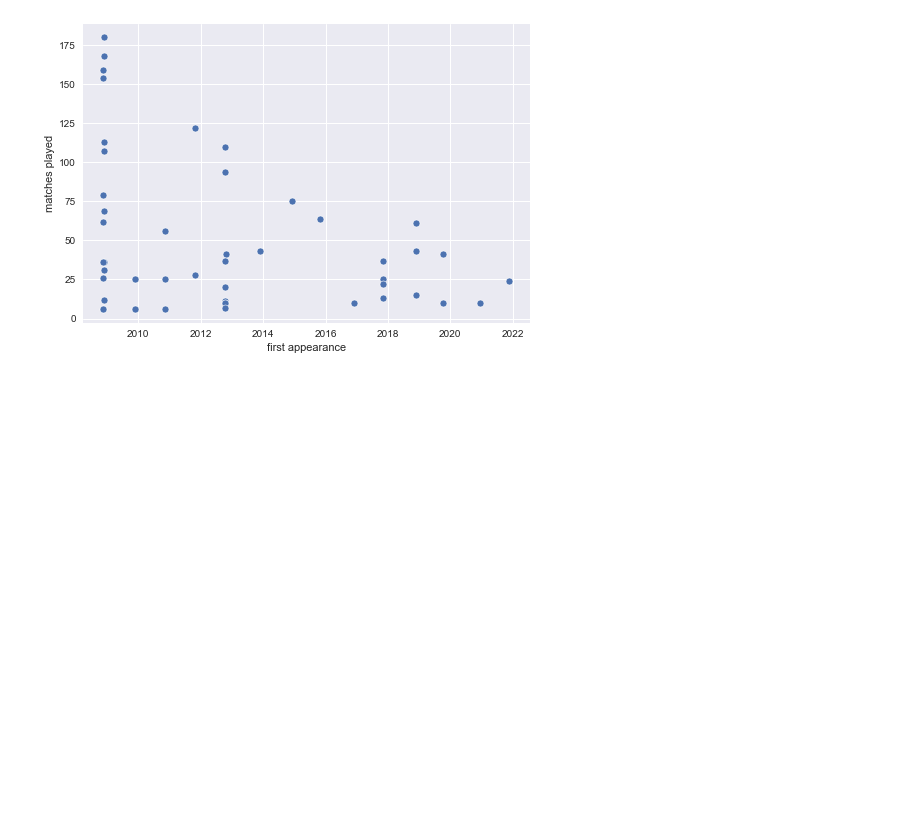
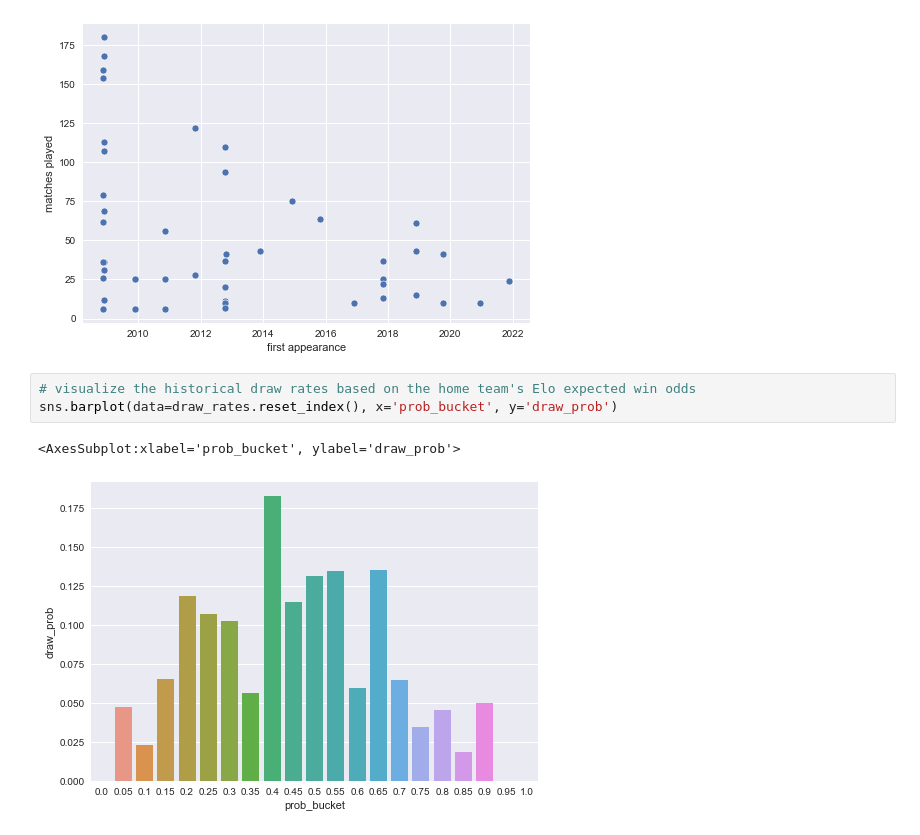
Before and after one commit to mgrow1/Portfolio, a Jupyter notebook: champions_league_analysis.ipynb, the cells around one changed output. Cells and saved outputs as stored; diff of their text form; blank space fills up the shorter version.

Commit message:
adjusted win probailities to account for draws

```diff
--- a/champions_league_analysis.ipynb
+++ b/champions_league_analysis.ipynb
@@ -256,3 +245,9 @@ ax.set(xlabel='first appearance', ylabel='matches played')
 # %% [output]
 [Text(0.5, 0, 'first appearance'), Text(0, 0.5, 'matches played')]
 [figure]
+# %%
+# visualize the historical draw rates based on the home team's Elo expected win odds
+sns.barplot(data=draw_rates.reset_index(), x='prob_bucket', y='draw_prob')
+# %% [output]
+<AxesSubplot:xlabel='prob_bucket', ylabel='draw_prob'>
+[figure, added]
```
Also changed, not shown: parts of 6 cells of this notebook.
